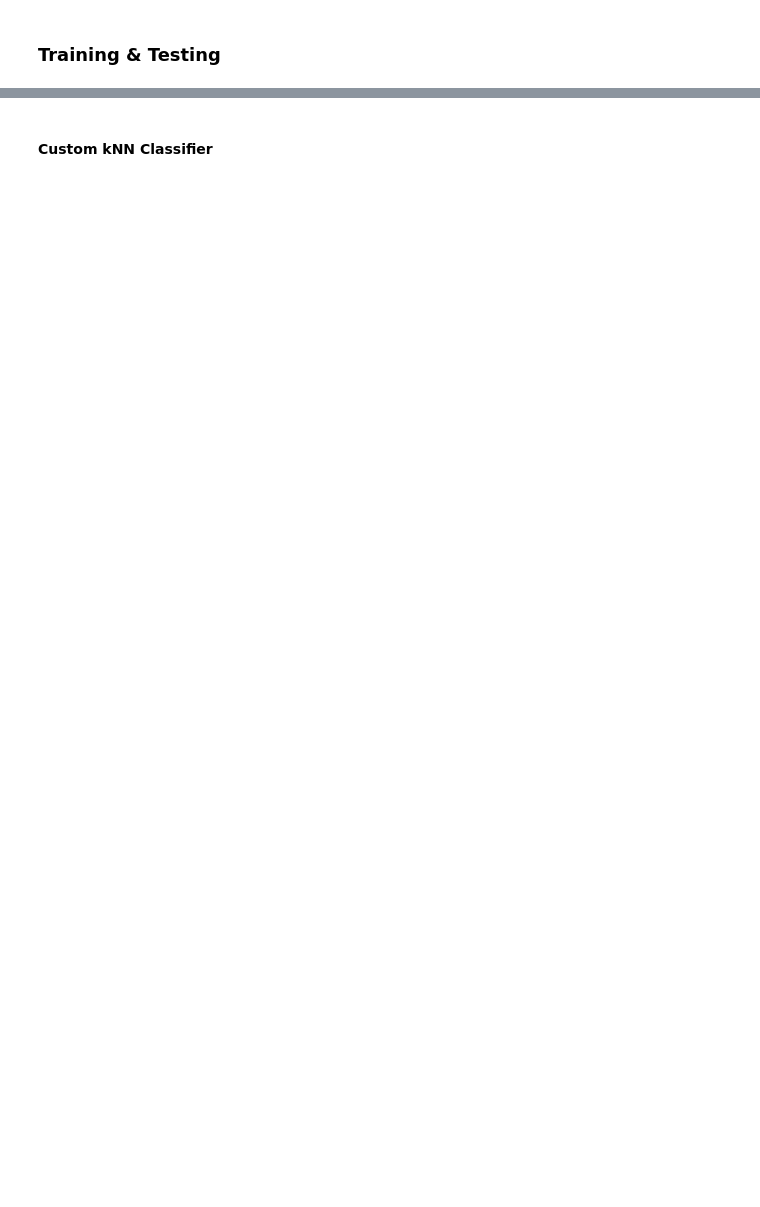
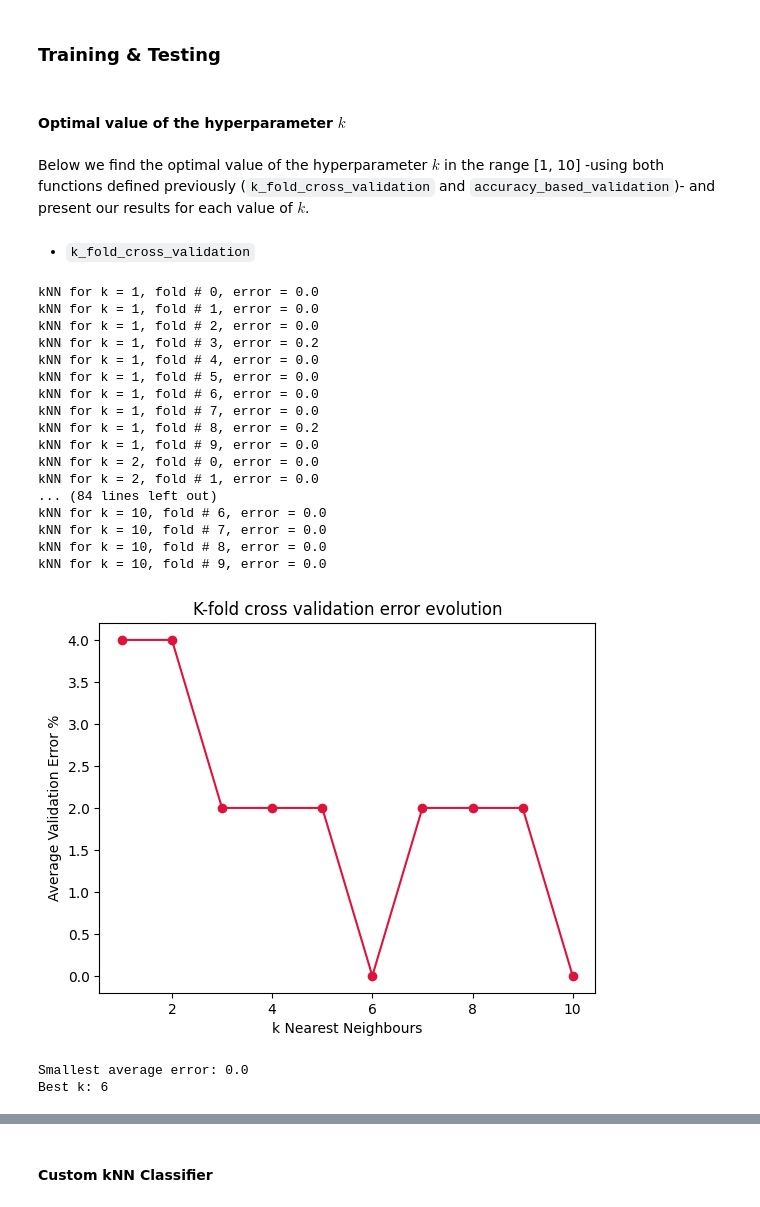
Before and after one commit to alvionaM/stellar-classification, a Jupyter notebook: notebooks/ML-Algorithms.ipynb, the cells around one changed output, grey strips where cells are left out. Saved outputs shown, nothing was run; the diff lists cells and outputs as text; code cells hidden in the pictures; blank space fills up the shorter version.

```diff
--- a/notebooks/ML-Algorithms.ipynb
+++ b/notebooks/ML-Algorithms.ipynb
@@ -59,6 +62,32 @@ class Distance:
 ### Curves
 # %%
 class Curve:
+    @staticmethod
+    def cross_validation_cost_evolution_curve(caption, costs):
+        # Select best hyperparameter
+        param = np.argmin(costs) + 1
+
+        # Plot the evolution of the validation error with respect to the best hyperparameter
+        plt.plot(range(1, len(costs)+1), costs * 100, marker='o', color='crimson')
+        plt.title('K-fold cross validation error evolution')
+        plt.ylabel('Average Validation Error %')
+        plt.xlabel(caption)
+        plt.show()
+        return param
+
+    @staticmethod
+    def accuracy_evolution_curve(caption, accuracies):
+        # Select best hyperparameter
+        param = np.argmax(accuracies) + 1
+
+        # Plot the evolution of the validation error with respect to the best hyperparameter
+        plt.plot(range(1, len(accuracies)+1), accuracies, marker='o', color='darkslateblue')
+        plt.title('Accuracy evolution')
+        plt.ylabel('Accuracy')
+        plt.xlabel(caption)
+        plt.show()
+        return param
+
     @staticmethod
     def EM_alg_cost_evolution_curve(costs):
         total_iterations = len(costs)//2
@@ -184,7 +234,7 @@ X_train, X_test, y_train, y_test = train_test_split(iris_data.data.to_numpy(),
 
 # split rest of the train data into train and dev (50 examples for dev)
 X_train, X_dev, y_train, y_dev = train_test_split(X_train, y_train,
-                                                  test_size=0.2, random_state=42)
+                                                  test_size=50, random_state=42)
 # %% [markdown]
 ## KNN Classification
 # %% [markdown]
@@ -259,3 +375,35 @@ def find_best_k(X_train, y_train, X_dev, y_dev):
   return best_k
 # %% [markdown]
 ### Training & Testing
+# %% [markdown]
+#### Optimal value of the hyperparameter $k$
+# %% [markdown]
+Below we find the optimal value of the hyperparameter $k$ in the range [1, 10] -using both functions defined previously (`k_fold_cross_validation` and `accuracy_based_validation`)- and present our results for each value of $k$.
+# %% [markdown]
+- `k_fold_cross_validation`
+# %%
+K = 10 # Find the best k hyperparameter in range (1, K)
+numFolds = 10 # Number of folds for cross validation
+
+cross_val_best_k = k_fold_cross_validation(K, numFolds, X_train, y_train)
+# %% [output]
+kNN for k = 1, fold # 0, error = 0.0
+kNN for k = 1, fold # 1, error = 0.0
+kNN for k = 1, fold # 2, error = 0.0
+kNN for k = 1, fold # 3, error = 0.2
+kNN for k = 1, fold # 4, error = 0.0
+kNN for k = 1, fold # 5, error = 0.0
+kNN for k = 1, fold # 6, error = 0.0
+kNN for k = 1, fold # 7, error = 0.0
+kNN for k = 1, fold # 8, error = 0.2
+kNN for k = 1, fold # 9, error = 0.0
+kNN for k = 2, fold # 0, error = 0.0
+kNN for k = 2, fold # 1, error = 0.0
+... (84 lines left out)
+kNN for k = 10, fold # 6, error = 0.0
+kNN for k = 10, fold # 7, error = 0.0
+kNN for k = 10, fold # 8, error = 0.0
+kNN for k = 10, fold # 9, error = 0.0
+[figure, added]
+Smallest average error: 0.0
+Best k: 6
```
Also changed, not shown: parts of 78 cells of this notebook, 1 other file.
